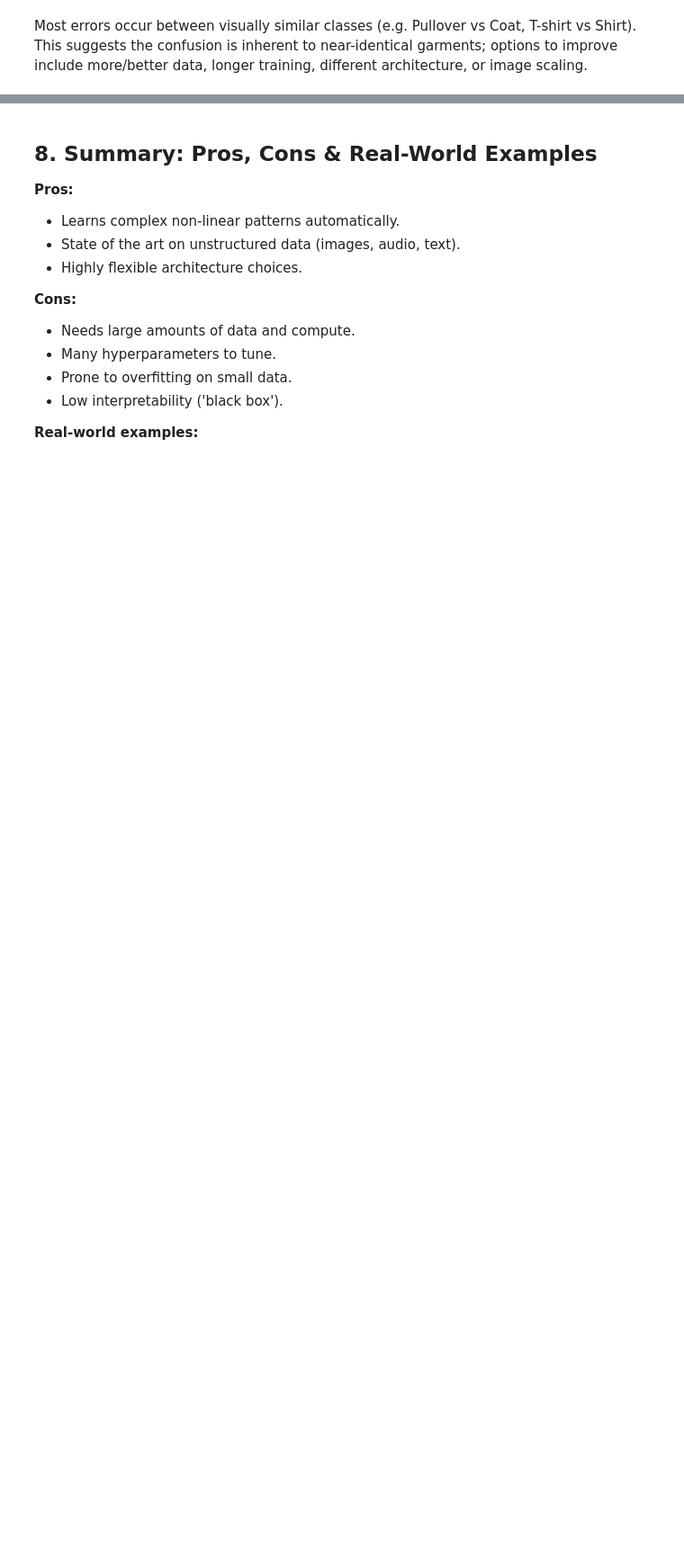
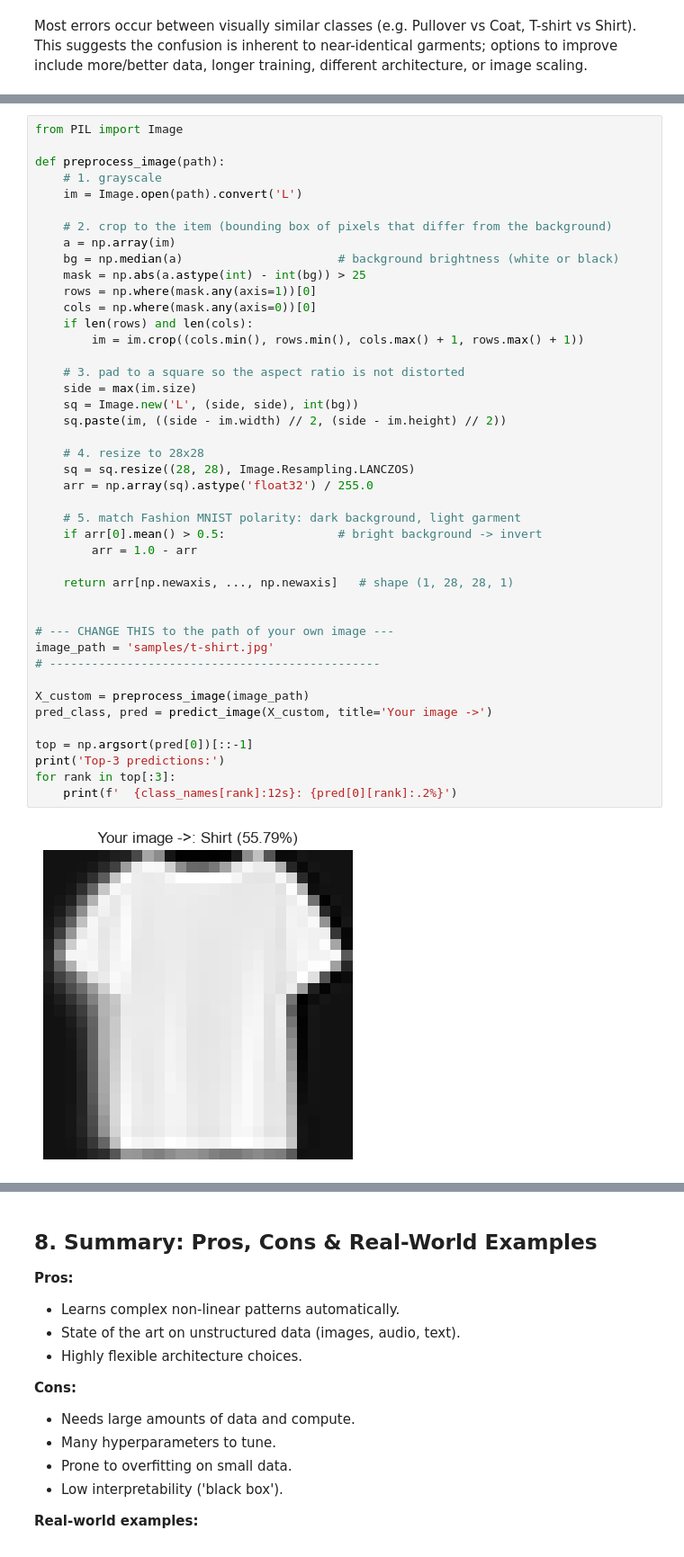
Before and after one commit to WillardDev/CNN-Fashion-Classifier, a Jupyter notebook: fashion_mnist_cnn.ipynb, the cells around one changed output, grey strips where cells are left out. Shown at 90% size. Cells and saved outputs as stored; diff of their text form; blank space fills up the shorter version.

```diff
--- a/fashion_mnist_cnn.ipynb
+++ b/fashion_mnist_cnn.ipynb
@@ -325,0 +458,45 @@ Most errors occur between visually similar classes (e.g. Pullover vs Coat, T-shi
+# %%
+from PIL import Image
+
+def preprocess_image(path):
+    # 1. grayscale
+    im = Image.open(path).convert('L')
+
+    # 2. crop to the item (bounding box of pixels that differ from the background)
+    a = np.array(im)
+    bg = np.median(a)                      # background brightness (white or black)
+    mask = np.abs(a.astype(int) - int(bg)) > 25
+    rows = np.where(mask.any(axis=1))[0]
+    cols = np.where(mask.any(axis=0))[0]
+    if len(rows) and len(cols):
+        im = im.crop((cols.min(), rows.min(), cols.max() + 1, rows.max() + 1))
+
+    # 3. pad to a square so the aspect ratio is not distorted
+    side = max(im.size)
+    sq = Image.new('L', (side, side), int(bg))
+    sq.paste(im, ((side - im.width) // 2, (side - im.height) // 2))
+
+    # 4. resize to 28x28
+    sq = sq.resize((28, 28), Image.Resampling.LANCZOS)
+    arr = np.array(sq).astype('float32') / 255.0
+
+    # 5. match Fashion MNIST polarity: dark background, light garment
+    if arr[0].mean() > 0.5:                # bright background -> invert
+        arr = 1.0 - arr
+
+    return arr[np.newaxis, ..., np.newaxis]   # shape (1, 28, 28, 1)
+
+
+# --- CHANGE THIS to the path of your own image ---
+image_path = 'samples/t-shirt.jpg'
+# -----------------------------------------------
+
+X_custom = preprocess_image(image_path)
+pred_class, pred = predict_image(X_custom, title='Your image ->')
+
+top = np.argsort(pred[0])[::-1]
+print('Top-3 predictions:')
+for rank in top[:3]:
+    print(f'  {class_names[rank]:12s}: {pred[0][rank]:.2%}')
+# %% [output]
+[figure, added]
```
Also changed, not shown: parts of 14 cells of this notebook, 3 other files.
